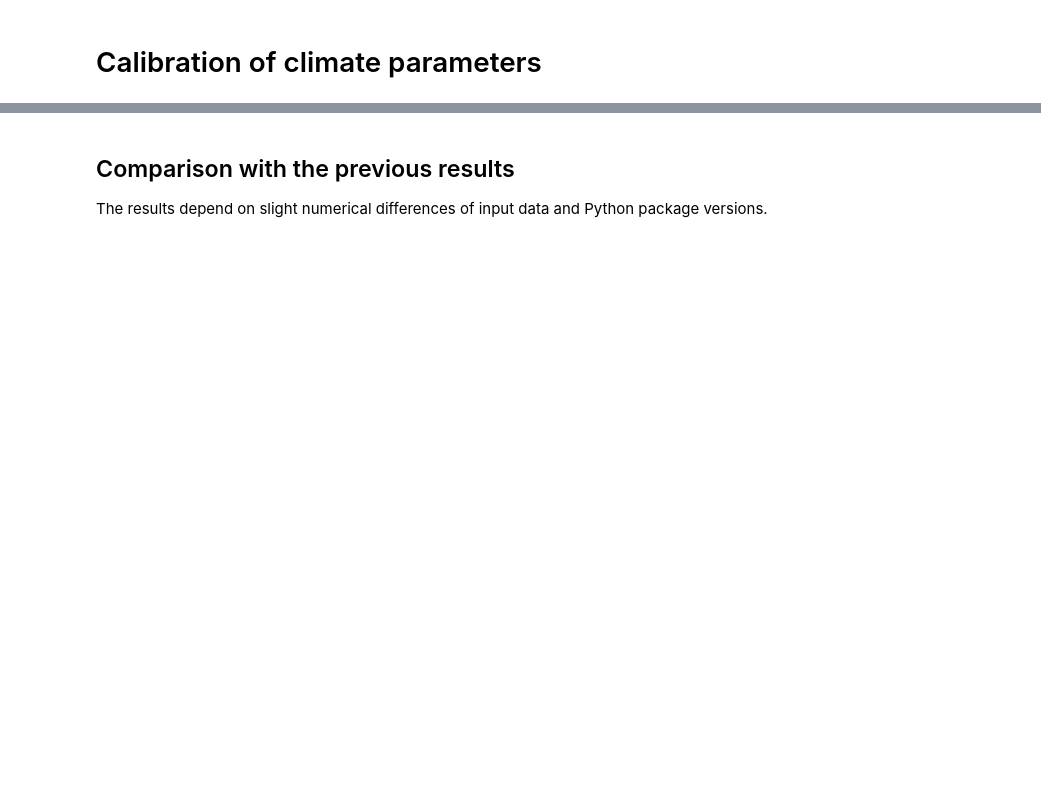
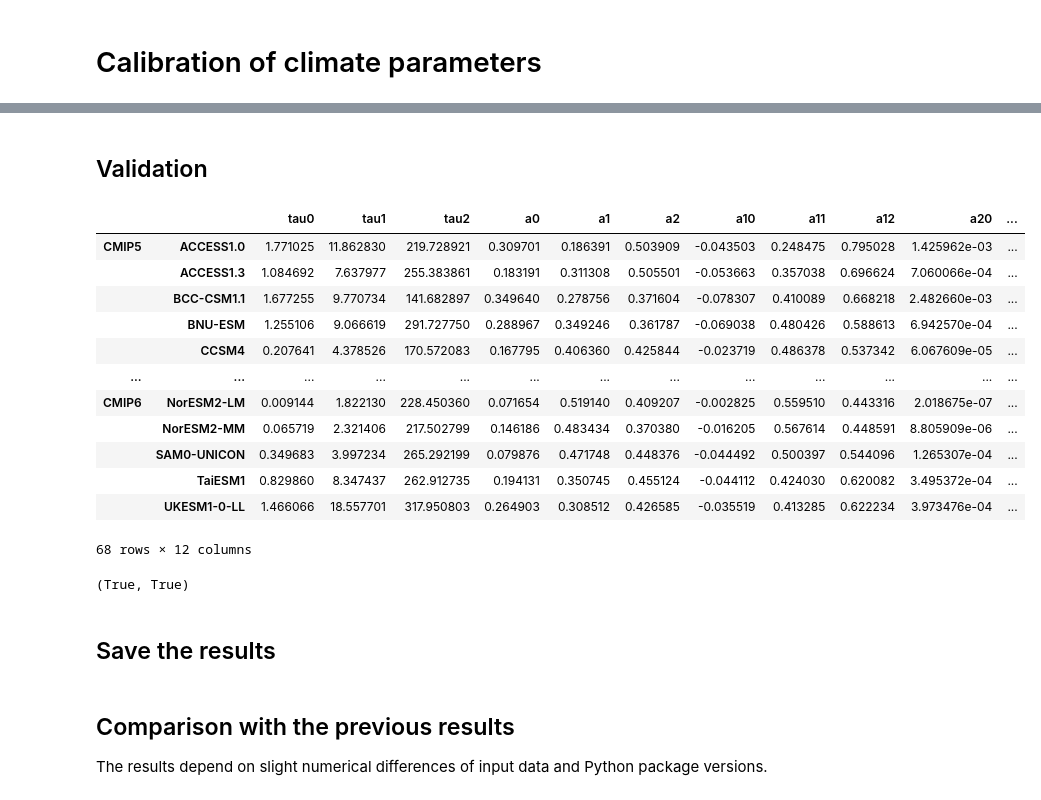
Before and after one commit to tsutsui1872/mce, a Jupyter notebook: notebook/calib_climate.ipynb, the cells around one changed output, grey strips where cells are left out. Saved outputs shown, nothing was run; the diff lists cells and outputs as text; code cells hidden in the pictures; blank space fills up the shorter version.

```diff
--- a/notebook/calib_climate.ipynb
+++ b/notebook/calib_climate.ipynb
@@ -385,0 +145,4 @@ _ = myplt.figure.text(
+# %%
+# Derived energy balance model parameters
+df_ebm = get_ebm(df_parms)
+df_ebm
@@ -385,0 +198,36 @@ _ = myplt.figure.text(
+# %% [markdown]
+## Validation
+# %%
+# Convert the energy balance model parameters to impulse response parameters
+df_irm = ebm2irm(pd.concat([df_parms[['lambda']], df_ebm], axis=1))
+df_irm
+# %% [output]
+|  |  | tau0 | tau1 | tau2 | a0 | a1 | a2 | a10 | a11 | a12 | a20 | ... |
+| CMIP5 | ACCESS1.0 | 1.771025 | 11.862830 | 219.728921 | 0.309701 | 0.186391 | 0.503909 | -0.043503 | 0.248475 | 0.795028 | 1.425962e-03 | ... |
+|  | ACCESS1.3 | 1.084692 | 7.637977 | 255.383861 | 0.183191 | 0.311308 | 0.505501 | -0.053663 | 0.357038 | 0.696624 | 7.060066e-04 | ... |
+|  | BCC-CSM1.1 | 1.677255 | 9.770734 | 141.682897 | 0.349640 | 0.278756 | 0.371604 | -0.078307 | 0.410089 | 0.668218 | 2.482660e-03 | ... |
+|  | BNU-ESM | 1.255106 | 9.066619 | 291.727750 | 0.288967 | 0.349246 | 0.361787 | -0.069038 | 0.480426 | 0.588613 | 6.942570e-04 | ... |
+|  | CCSM4 | 0.207641 | 4.378526 | 170.572083 | 0.167795 | 0.406360 | 0.425844 | -0.023719 | 0.486378 | 0.537342 | 6.067609e-05 | ... |
+| ... | ... | ... | ... | ... | ... | ... | ... | ... | ... | ... | ... | ... |
+| CMIP6 | NorESM2-LM | 0.009144 | 1.822130 | 228.450360 | 0.071654 | 0.519140 | 0.409207 | -0.002825 | 0.559510 | 0.443316 | 2.018675e-07 | ... |
+|  | NorESM2-MM | 0.065719 | 2.321406 | 217.502799 | 0.146186 | 0.483434 | 0.370380 | -0.016205 | 0.567614 | 0.448591 | 8.805909e-06 | ... |
+|  | SAM0-UNICON | 0.349683 | 3.997234 | 265.292199 | 0.079876 | 0.471748 | 0.448376 | -0.044492 | 0.500397 | 0.544096 | 1.265307e-04 | ... |
+|  | TaiESM1 | 0.829860 | 8.347437 | 262.912735 | 0.194131 | 0.350745 | 0.455124 | -0.044112 | 0.424030 | 0.620082 | 3.495372e-04 | ... |
+|  | UKESM1-0-LL | 1.466066 | 18.557701 | 317.950803 | 0.264903 | 0.308512 | 0.426585 | -0.035519 | 0.413285 | 0.622234 | 3.973476e-04 | ... |
+68 rows × 12 columns
+# %%
+if nl == 2:
+    names1 = ['tau0', 'tau1', 'a0', 'a1']
+    names2 = ['a10', 'a11']
+else:
+    names1 = ['tau0', 'tau1', 'tau2', 'a0', 'a1', 'a2']
+    names2 = ['a10', 'a11', 'a12', 'a20', 'a21', 'a22']
+
+(
+    np.allclose(df_parms[names1], df_irm[names1]),
+    np.allclose(df_amp_full[names2], df_irm[names2]),
+)
+# %% [output]
+(True, True)
+# %% [markdown]
+## Save the results
```
Also changed, not shown: parts of 54 cells of this notebook, 6 other files.
